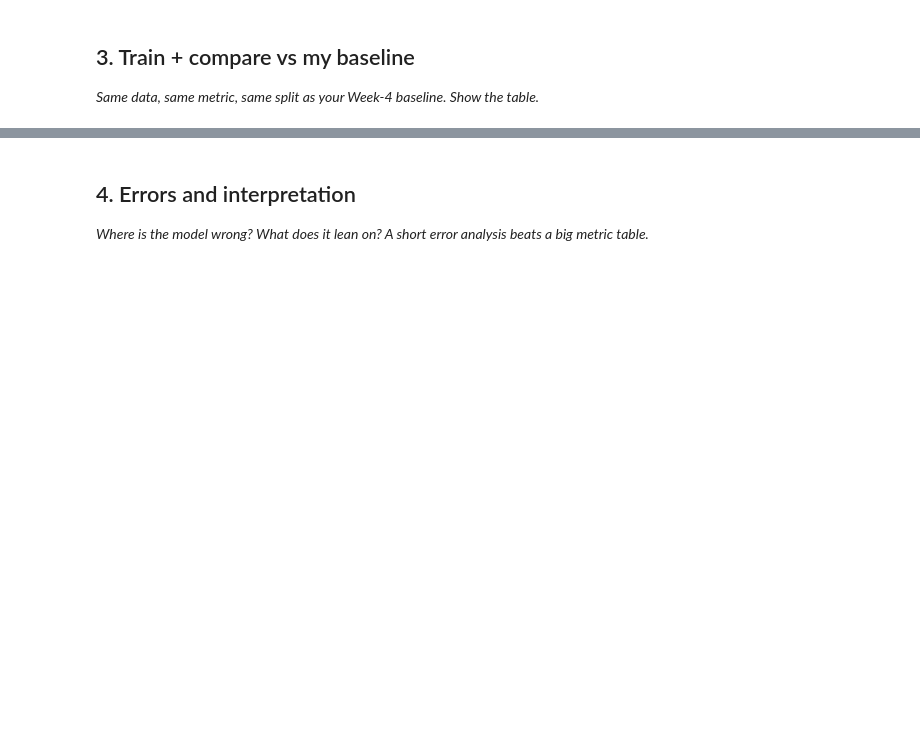
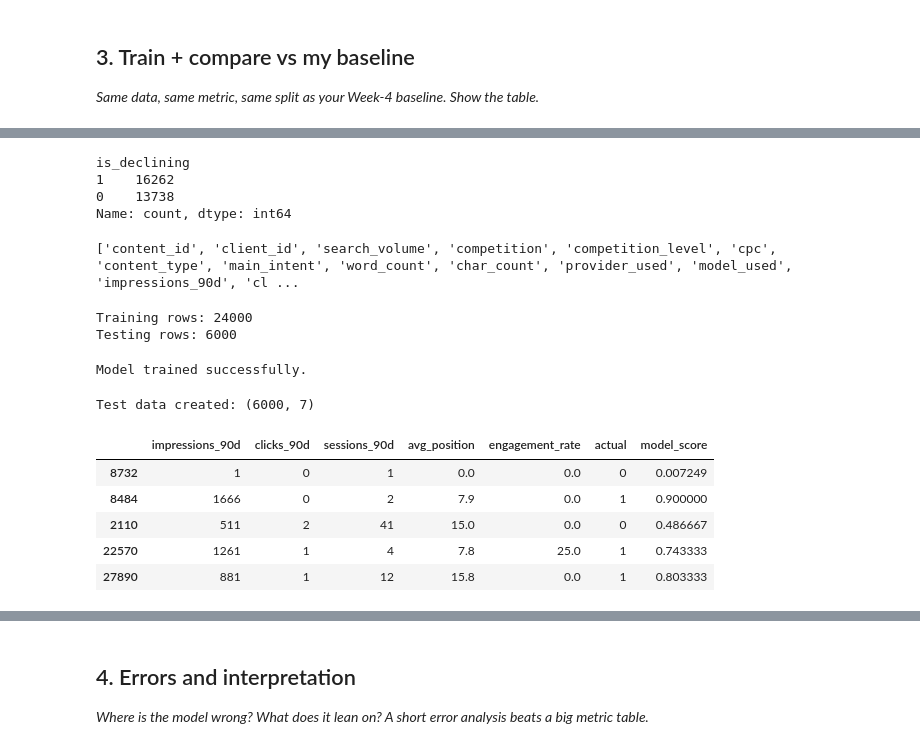
Before and after one commit to Sumit07-git/flyrank-ml-internship, a Jupyter notebook: work/notebooks/w05_model.ipynb, the cells around one changed output, grey strips where cells are left out. Saved outputs shown, nothing was run; the diff lists cells and outputs as text; code cells hidden in the pictures; blank space fills up the shorter version.

```diff
--- a/work/notebooks/w05_model.ipynb
+++ b/work/notebooks/w05_model.ipynb
@@ -29,0 +163,11 @@ This skeleton is yours to fill. Work the sections **in order** — each one has
+# %%
+df["is_declining"] = (
+    df["trend_direction"] == "down"
+).astype(int)
+
+print(df["is_declining"].value_counts())
+# %% [output]
+is_declining
+1    16262
+0    13738
+Name: count, dtype: int64
@@ -29,0 +189,60 @@ This skeleton is yours to fill. Work the sections **in order** — each one has
+# %%
+print(df.columns.tolist())
+# %% [output]
+['content_id', 'client_id', 'search_volume', 'competition', 'competition_level', 'cpc', 'content_type', 'main_intent', 'word_count', 'char_count', 'provider_used', 'model_used', 'impressions_90d', 'cl ...
+# %%
+from sklearn.model_selection import train_test_split
+
+train_idx, test_idx = train_test_split(
+    df.index,
+    test_size=0.2,
+    random_state=42,
+    stratify=y
+)
+
+train = df.loc[train_idx].copy()
+test = df.loc[test_idx].copy()
+
+X_train = train[features]
+y_train = train[target]
+
+X_test = test[features]
+y_test = test[target]
+
+print("Training rows:", len(train))
+print("Testing rows:", len(test))
+# %% [output]
+Training rows: 24000
+Testing rows: 6000
+# %%
+from sklearn.ensemble import RandomForestClassifier
+
+model = RandomForestClassifier(
+    n_estimators=300,
+    random_state=42,
+    class_weight="balanced"
+)
+
+model.fit(X_train, y_train)
+
+test["model_score"] = model.predict_proba(X_test)[:, 1]
+
+print("Model trained successfully.")
+# %% [output]
+Model trained successfully.
+# %%
+test = X_test.copy()
+
+test["actual"] = y_test.to_numpy()
+test["model_score"] = model.predict_proba(X_test)[:, 1]
+
+print("Test data created:", test.shape)
+display(test.head())
+# %% [output]
+Test data created: (6000, 7)
+|  | impressions_90d | clicks_90d | sessions_90d | avg_position | engagement_rate | actual | model_score |
+| 8732 | 1 | 0 | 1 | 0.0 | 0.0 | 0 | 0.007249 |
+| 8484 | 1666 | 0 | 2 | 7.9 | 0.0 | 1 | 0.900000 |
+| 2110 | 511 | 2 | 41 | 15.0 | 0.0 | 0 | 0.486667 |
+| 22570 | 1261 | 1 | 4 | 7.8 | 25.0 | 1 | 0.743333 |
+| 27890 | 881 | 1 | 12 | 15.8 | 0.0 | 1 | 0.803333 |
```
Also changed, not shown: parts of 22 cells of this notebook.
